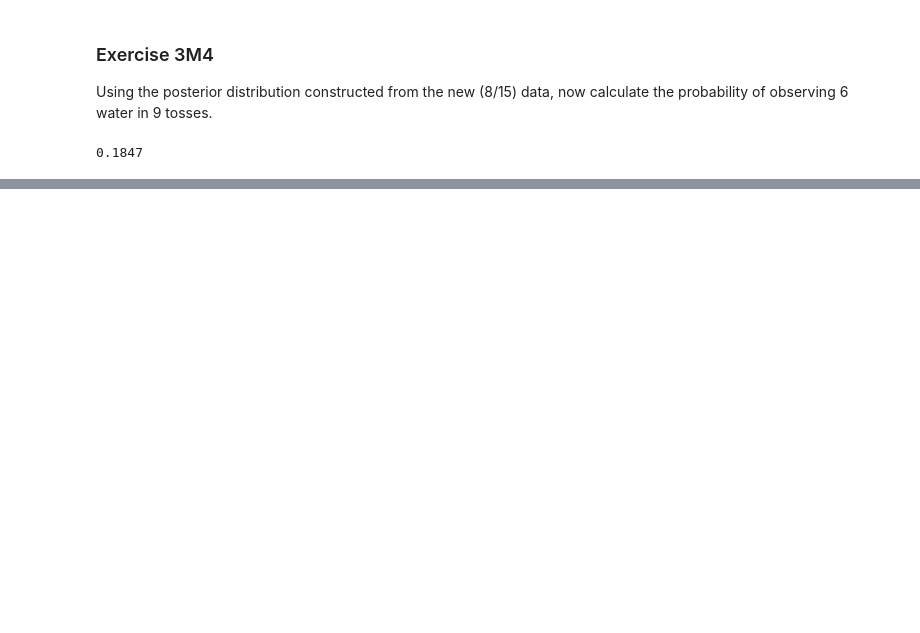
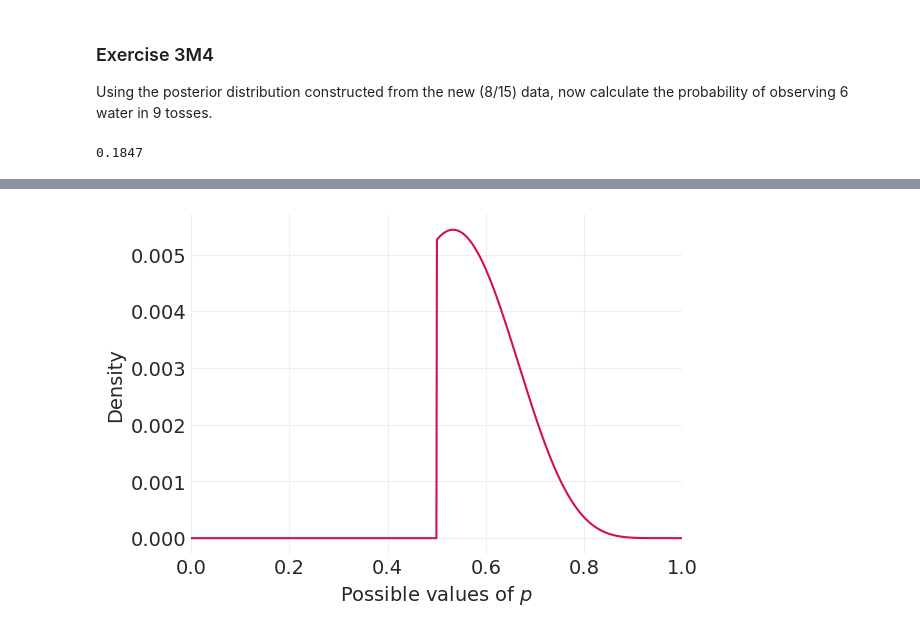
Before and after one commit to niksirbi/statistical-rethinking-2023, a Jupyter notebook: exercises/Lecture_02.ipynb, the cells around one changed output, grey strips where cells are left out. Saved outputs shown, nothing was run; the diff lists cells and outputs as text; code cells hidden in the pictures; blank space fills up the shorter version.

```diff
--- a/exercises/Lecture_02.ipynb
+++ b/exercises/Lecture_02.ipynb
@@ -211,0 +218,15 @@ print((ppd == 6).mean())
+# %%
+p_grid = np.linspace(0, 1, 1000)
+modified_prior = np.zeros(1000)
+modified_prior[500:] = 2
+modified_likelihood = binom.pmf(8, 15, p_grid)
+modified_posterior = modified_prior * modified_likelihood
+modified_posterior /= np.sum(modified_posterior)
+# %%
+fig, ax = plt.subplots(figsize=(6, 4))
+ax.plot(p_grid, modified_posterior)
+ax.set_xlim(0, 1)
+ax.set_xlabel(density_xlabel)
+ax.set_ylabel(density_ylabel);
+# %% [output]
+[figure, added]
```
Also changed, not shown: parts of 18 cells of this notebook.
